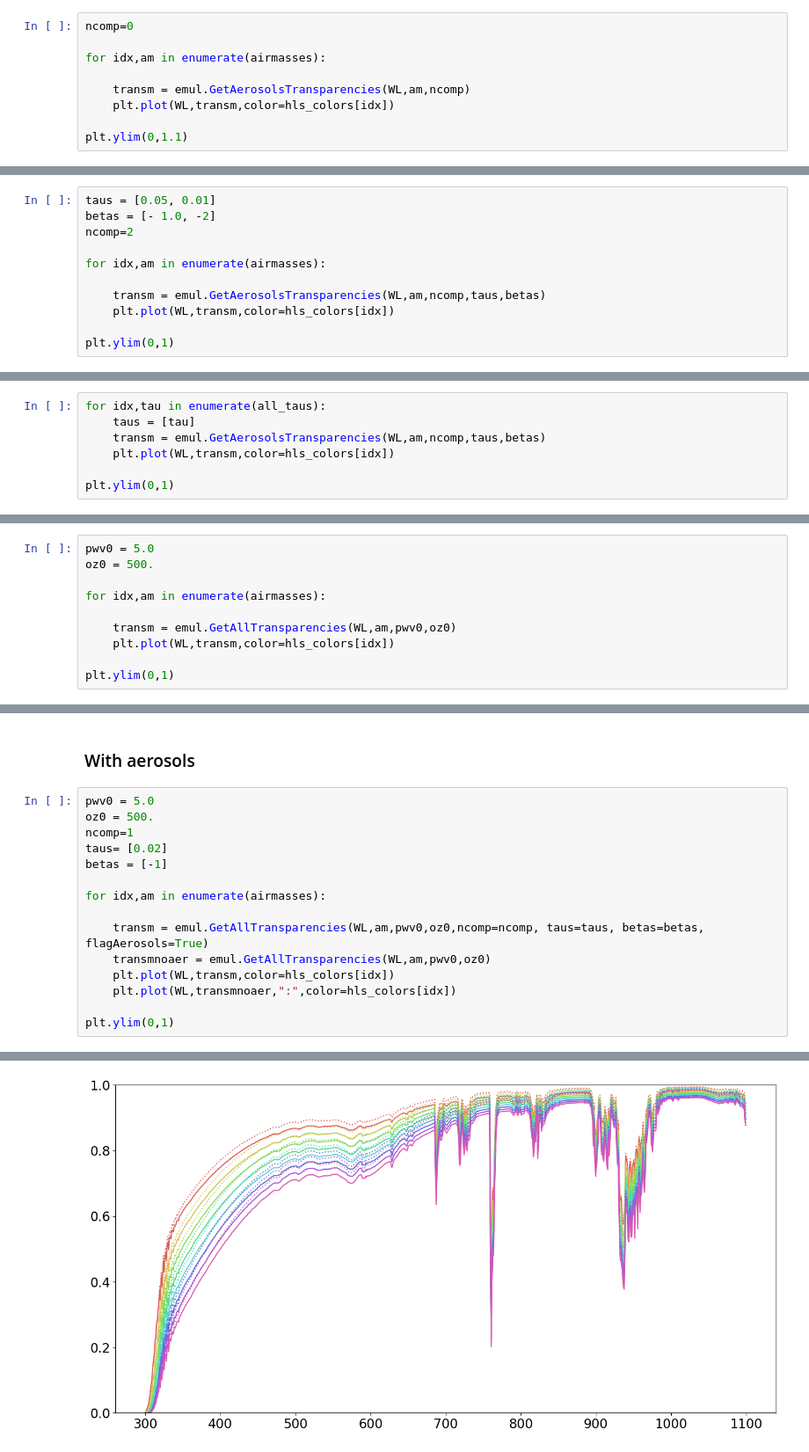
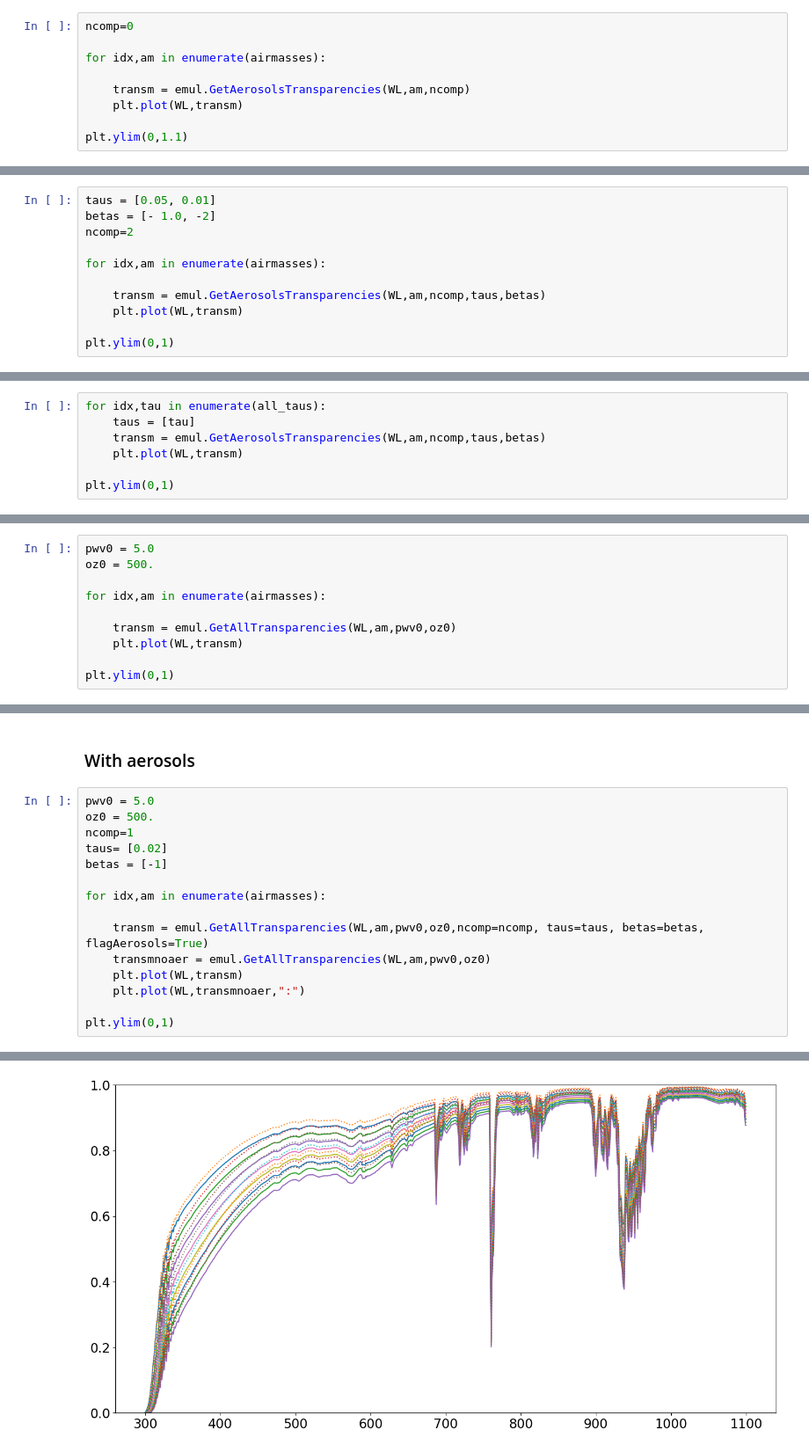
Before and after one commit to LSSTDESC/atmosphtransmemullsst, a Jupyter notebook: notebooks/TestSimpleAtmosphericEmulator.ipynb, the cells around one changed output, grey strips where cells are left out. Shown at 88% size. Drawn from its saved outputs; the diff is of its cells as text.

```diff
--- a/notebooks/TestSimpleAtmosphericEmulator.ipynb
+++ b/notebooks/TestSimpleAtmosphericEmulator.ipynb
@@ -174,7 +148,7 @@ ncomp=0
 for idx,am in enumerate(airmasses):
 
     transm = emul.GetAerosolsTransparencies(WL,am,ncomp)
-    plt.plot(WL,transm,color=hls_colors[idx])
+    plt.plot(WL,transm)
 
 plt.ylim(0,1.1)
 # %% [output]
@@ -188,7 +162,7 @@ ncomp=2
 for idx,am in enumerate(airmasses):
 
     transm = emul.GetAerosolsTransparencies(WL,am,ncomp,taus,betas)
-    plt.plot(WL,transm,color=hls_colors[idx])
+    plt.plot(WL,transm)
 
 plt.ylim(0,1)
 # %% [output]
@@ -210,7 +179,7 @@ sns.palplot(hls_colors)
 for idx,tau in enumerate(all_taus):
     taus = [tau]
     transm = emul.GetAerosolsTransparencies(WL,am,ncomp,taus,betas)
-    plt.plot(WL,transm,color=hls_colors[idx])
+    plt.plot(WL,transm)
 
 plt.ylim(0,1)
 # %% [output]
@@ -232,7 +196,7 @@ oz0 = 500.
 for idx,am in enumerate(airmasses):
 
     transm = emul.GetAllTransparencies(WL,am,pwv0,oz0)
-    plt.plot(WL,transm,color=hls_colors[idx])
+    plt.plot(WL,transm)
 
 plt.ylim(0,1)
 # %% [output]
@@ -243,18 +207,18 @@ plt.ylim(0,1)
 # %%
 pwv0 = 5.0
 oz0 = 500.
 ncomp=1
 taus= [0.02]
 betas = [-1]
 
 for idx,am in enumerate(airmasses):
 
     transm = emul.GetAllTransparencies(WL,am,pwv0,oz0,ncomp=ncomp, taus=taus, betas=betas, flagAerosols=True)
     transmnoaer = emul.GetAllTransparencies(WL,am,pwv0,oz0)
-    plt.plot(WL,transm,color=hls_colors[idx])
-    plt.plot(WL,transmnoaer,":",color=hls_colors[idx])
+    plt.plot(WL,transm)
+    plt.plot(WL,transmnoaer,":")
 
 plt.ylim(0,1)
 # %% [output]
 (0.0, 1.0)
-[figure, old version]
+[figure, new version]
```
Also changed, not shown: parts of 17 cells of this notebook.
